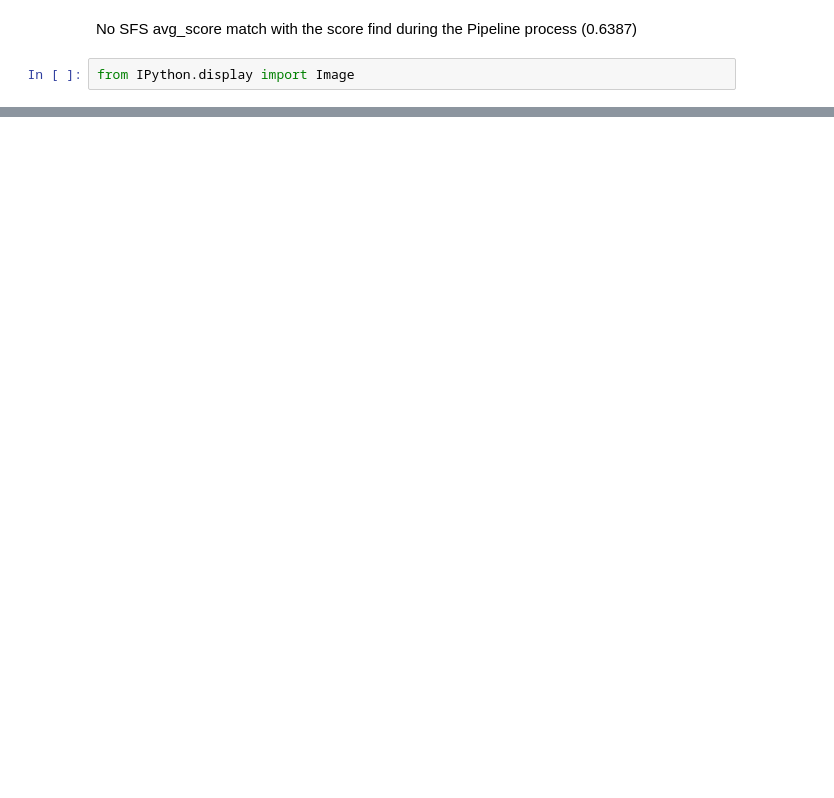
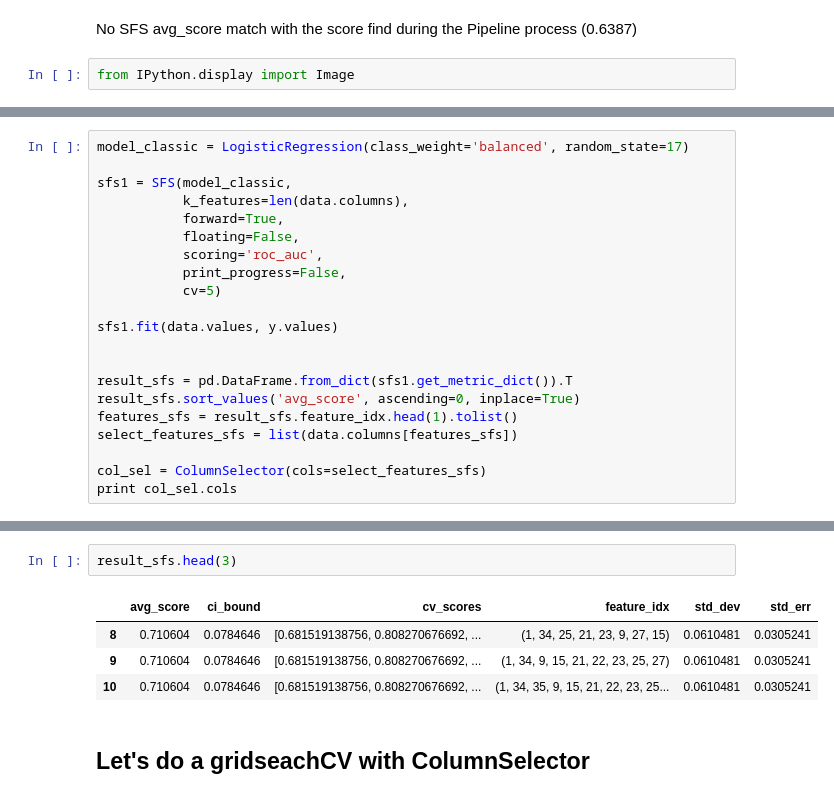
Before and after one commit to dataforgoodfr/batch-1_frateli, a Jupyter notebook: notebook/Features select and ensemble.ipynb, the cells around one changed output, grey strips where cells are left out. Saved outputs shown, nothing was run; the diff lists cells and outputs as text; blank space fills up the shorter version.

```diff
--- a/notebook/Features select and ensemble.ipynb
+++ b/notebook/Features select and ensemble.ipynb
@@ -553,0 +697,21 @@ Image(url="http://i.giphy.com/ePeHKwWSed0Ag.gif")
+# %%
+model_classic = LogisticRegression(class_weight='balanced', random_state=17)
+
+sfs1 = SFS(model_classic,
+           k_features=len(data.columns),
+           forward=True,
+           floating=False,
+           scoring='roc_auc',
+           print_progress=False,
+           cv=5)
+
+sfs1.fit(data.values, y.values)
+
+
+result_sfs = pd.DataFrame.from_dict(sfs1.get_metric_dict()).T
+result_sfs.sort_values('avg_score', ascending=0, inplace=True)
+features_sfs = result_sfs.feature_idx.head(1).tolist()
+select_features_sfs = list(data.columns[features_sfs])
+
+col_sel = ColumnSelector(cols=select_features_sfs)
+print col_sel.cols
@@ -553,0 +725,9 @@ Image(url="http://i.giphy.com/ePeHKwWSed0Ag.gif")
+# %%
+result_sfs.head(3)
+# %% [output]
+|  | avg_score | ci_bound | cv_scores | feature_idx | std_dev | std_err |
+| 8 | 0.710604 | 0.0784646 | [0.681519138756, 0.808270676692, ... | (1, 34, 25, 21, 23, 9, 27, 15) | 0.0610481 | 0.0305241 |
+| 9 | 0.710604 | 0.0784646 | [0.681519138756, 0.808270676692, ... | (1, 34, 9, 15, 21, 22, 23, 25, 27) | 0.0610481 | 0.0305241 |
+| 10 | 0.710604 | 0.0784646 | [0.681519138756, 0.808270676692, ... | (1, 34, 35, 9, 15, 21, 22, 23, 25... | 0.0610481 | 0.0305241 |
+# %% [markdown]
+## Let's do a gridseachCV with ColumnSelector
```
Also changed, not shown: parts of 20 cells of this notebook.
